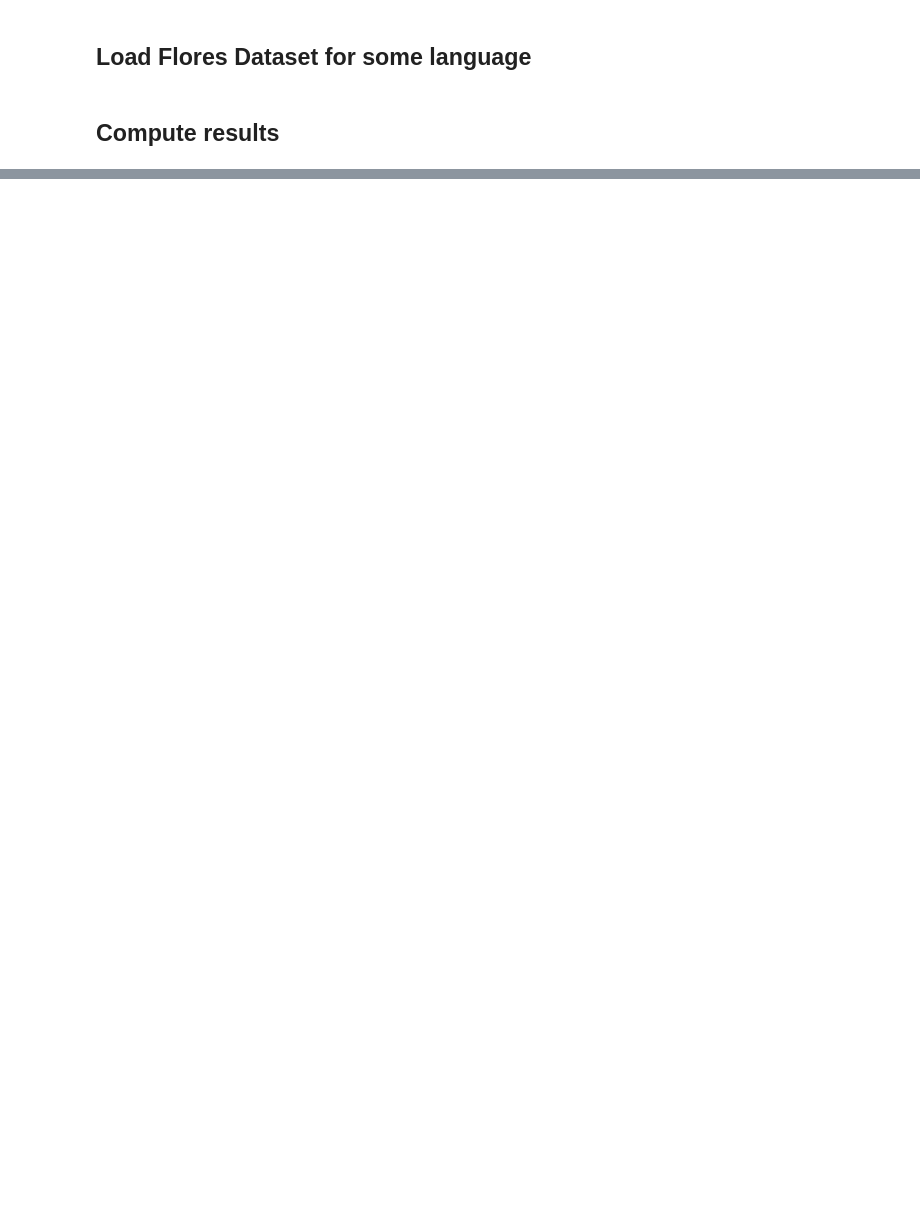
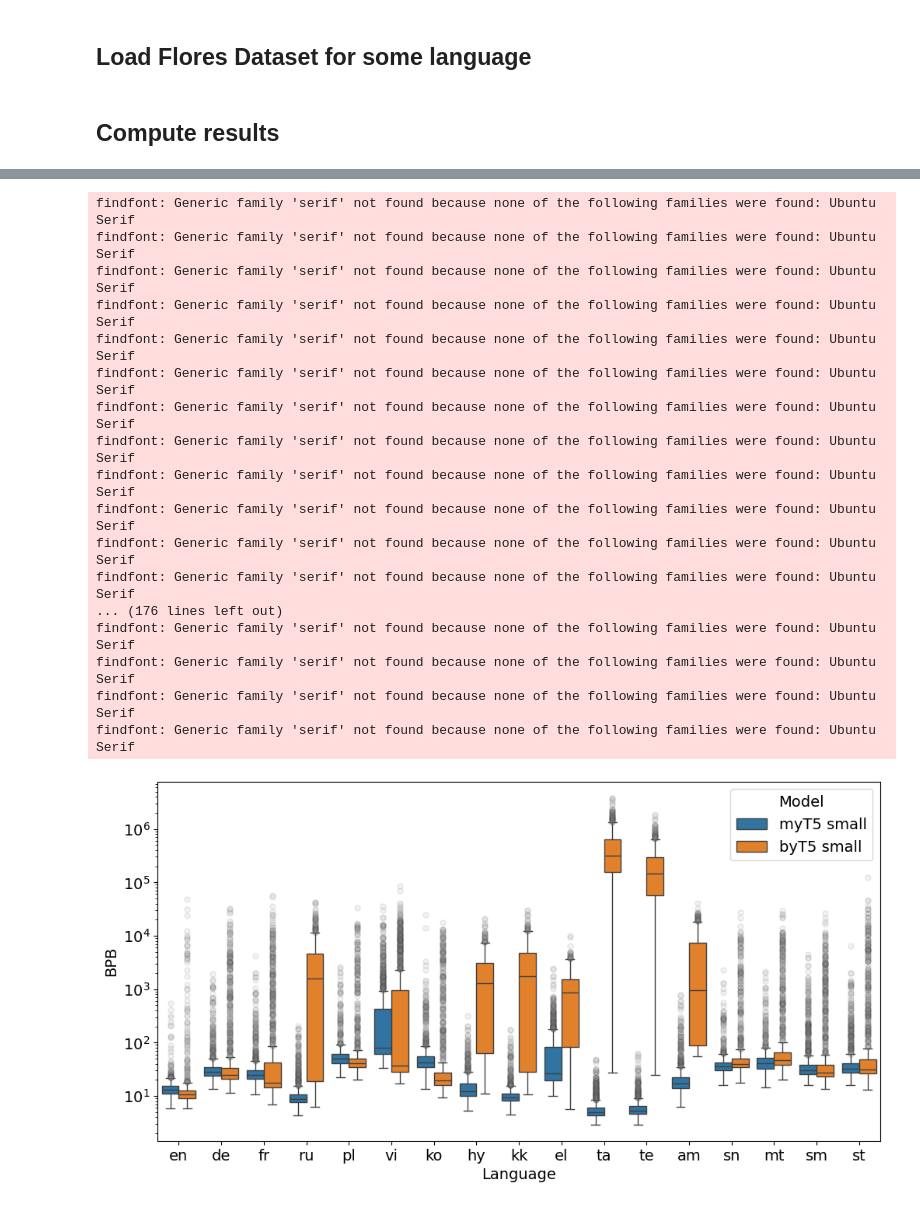
Before and after one commit to tomlimi/MYTE, a Jupyter notebook: flores_modeling_results.ipynb, the cells around one changed output, grey strips where cells are left out. Drawn from its saved outputs; the diff is of its cells as text; code cells hidden in the pictures; blank space fills up the shorter version.

```diff
--- a/flores_modeling_results.ipynb
+++ b/flores_modeling_results.ipynb
@@ -222,0 +358,21 @@ np.mean(nlls_75["by_small"]["en"])
+# %%
+plot_paired_boxplot(bpbs,title="bpb_no_context", y_label="BPB", y_logscale=True)
+# %% [output]
+findfont: Generic family 'serif' not found because none of the following families were found: Ubuntu Serif
+findfont: Generic family 'serif' not found because none of the following families were found: Ubuntu Serif
+findfont: Generic family 'serif' not found because none of the following families were found: Ubuntu Serif
+findfont: Generic family 'serif' not found because none of the following families were found: Ubuntu Serif
+findfont: Generic family 'serif' not found because none of the following families were found: Ubuntu Serif
+findfont: Generic family 'serif' not found because none of the following families were found: Ubuntu Serif
+findfont: Generic family 'serif' not found because none of the following families were found: Ubuntu Serif
+findfont: Generic family 'serif' not found because none of the following families were found: Ubuntu Serif
+findfont: Generic family 'serif' not found because none of the following families were found: Ubuntu Serif
+findfont: Generic family 'serif' not found because none of the following families were found: Ubuntu Serif
+findfont: Generic family 'serif' not found because none of the following families were found: Ubuntu Serif
+findfont: Generic family 'serif' not found because none of the following families were found: Ubuntu Serif
+... (176 lines left out)
+findfont: Generic family 'serif' not found because none of the following families were found: Ubuntu Serif
+findfont: Generic family 'serif' not found because none of the following families were found: Ubuntu Serif
+findfont: Generic family 'serif' not found because none of the following families were found: Ubuntu Serif
+findfont: Generic family 'serif' not found because none of the following families were found: Ubuntu Serif
+[figure, added]
```
Also changed, not shown: parts of 33 cells of this notebook.
